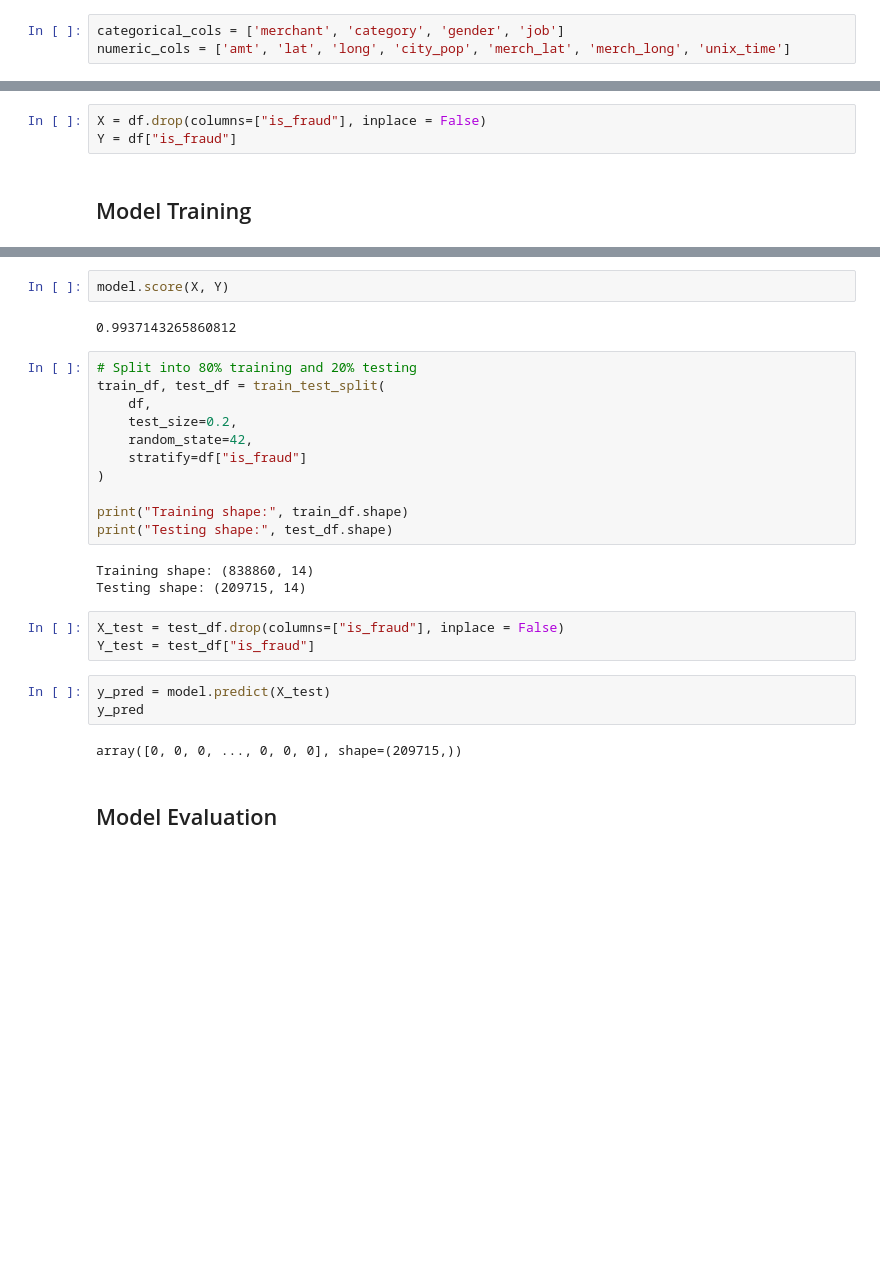
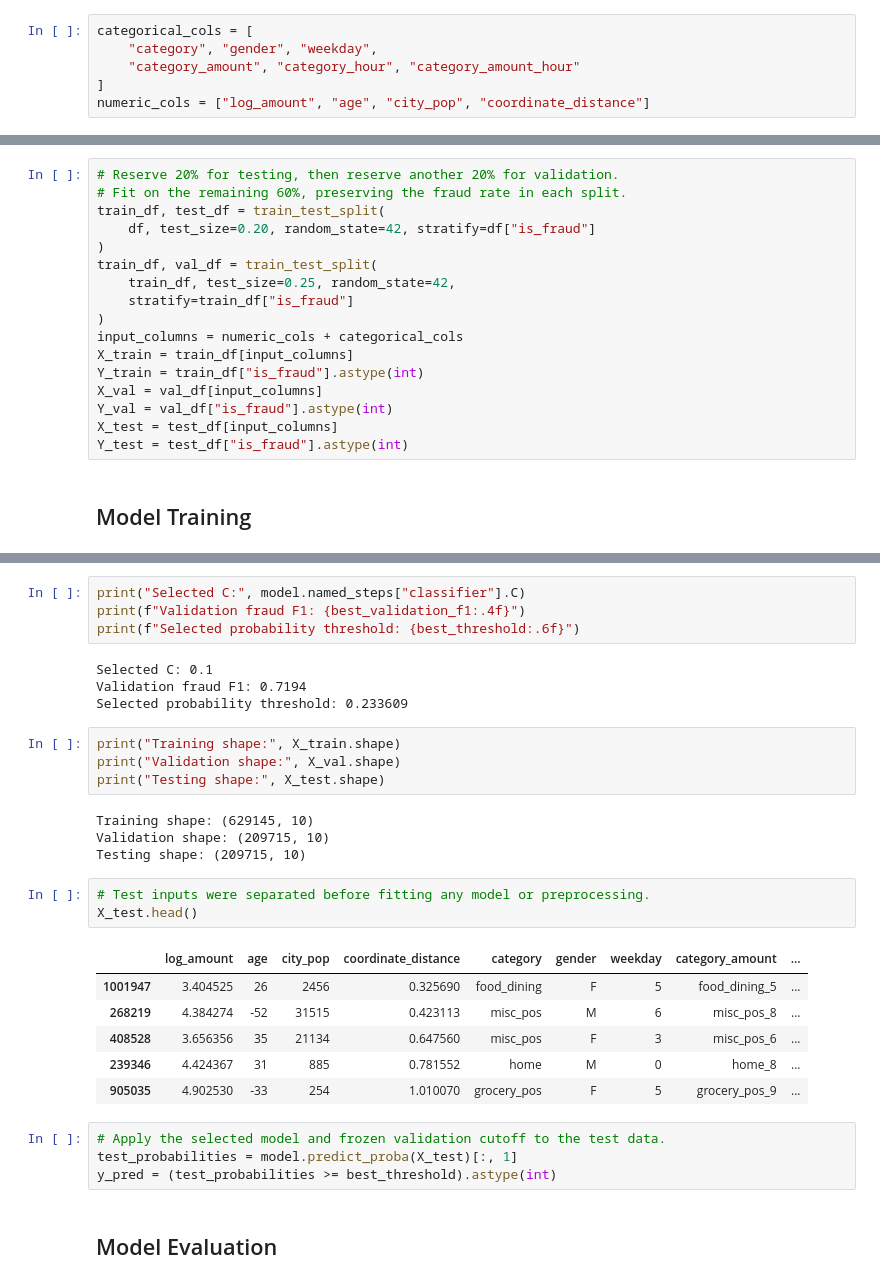
Before and after one commit to ZubairRashid05/Unspupervised-Learning-For-Fraud-Detection_CSCI-3052U-Project, a Jupyter notebook: detecting-credit-card-fraud-logistic-regression.ipynb, the cells around one changed output, grey strips where cells are left out. Saved outputs shown, nothing was run; the diff lists cells and outputs as text; blank space fills up the shorter version.

```diff
--- a/detecting-credit-card-fraud-logistic-regression.ipynb
+++ b/detecting-credit-card-fraud-logistic-regression.ipynb
@@ -181,4 +222,7 @@ plt.show()
 # %%
-categorical_cols = ['merchant', 'category', 'gender', 'job']
-numeric_cols = ['amt', 'lat', 'long', 'city_pop', 'merch_lat', 'merch_long', 'unix_time']
+categorical_cols = [
+    "category", "gender", "weekday",
+    "category_amount", "category_hour", "category_amount_hour"
+]
+numeric_cols = ["log_amount", "age", "city_pop", "coordinate_distance"]
 # %%
@@ -190,8 +239,22 @@ preprocessor = ColumnTransformer(
 # %% [markdown]
 ##  Train Test Split
 # %%
-X = df.drop(columns=["is_fraud"], inplace = False)
-Y = df["is_fraud"]
+# Reserve 20% for testing, then reserve another 20% for validation.
+# Fit on the remaining 60%, preserving the fraud rate in each split.
+train_df, test_df = train_test_split(
+    df, test_size=0.20, random_state=42, stratify=df["is_fraud"]
+)
+train_df, val_df = train_test_split(
+    train_df, test_size=0.25, random_state=42,
+    stratify=train_df["is_fraud"]
+)
+input_columns = numeric_cols + categorical_cols
+X_train = train_df[input_columns]
+Y_train = train_df["is_fraud"].astype(int)
+X_val = val_df[input_columns]
+Y_val = val_df["is_fraud"].astype(int)
+X_test = test_df[input_columns]
+Y_test = test_df["is_fraud"].astype(int)
 # %% [markdown]
 ##  Model Training
 # %%
@@ -224,29 +305,33 @@ Pipeline(steps=[('preprocessor',
 # %%
-model.score(X, Y)
+print("Selected C:", model.named_steps["classifier"].C)
+print(f"Validation fraud F1: {best_validation_f1:.4f}")
+print(f"Selected probability threshold: {best_threshold:.6f}")
 # %% [output]
-0.9937143265860812
+Selected C: 0.1
+Validation fraud F1: 0.7194
+Selected probability threshold: 0.233609
 # %%
-# Split into 80% training and 20% testing
-train_df, test_df = train_test_split(
-    df,
-    test_size=0.2,
-    random_state=42,
-    stratify=df["is_fraud"]
-)
-
-print("Training shape:", train_df.shape)
-print("Testing shape:", test_df.shape)
+print("Training shape:", X_train.shape)
+print("Validation shape:", X_val.shape)
+print("Testing shape:", X_test.shape)
 # %% [output]
-Training shape: (838860, 14)
-Testing shape: (209715, 14)
+Training shape: (629145, 10)
+Validation shape: (209715, 10)
+Testing shape: (209715, 10)
 # %%
-X_test = test_df.drop(columns=["is_fraud"], inplace = False)
-Y_test = test_df["is_fraud"]
+# Test inputs were separated before fitting any model or preprocessing.
+X_test.head()
+# %% [output]
+|  | log_amount | age | city_pop | coordinate_distance | category | gender | weekday | category_amount | ... |
+| 1001947 | 3.404525 | 26 | 2456 | 0.325690 | food_dining | F | 5 | food_dining_5 | ... |
+| 268219 | 4.384274 | -52 | 31515 | 0.423113 | misc_pos | M | 6 | misc_pos_8 | ... |
+| 408528 | 3.656356 | 35 | 21134 | 0.647560 | misc_pos | F | 3 | misc_pos_6 | ... |
+| 239346 | 4.424367 | 31 | 885 | 0.781552 | home | M | 0 | home_8 | ... |
+| 905035 | 4.902530 | -33 | 254 | 1.010070 | grocery_pos | F | 5 | grocery_pos_9 | ... |
 # %%
-y_pred = model.predict(X_test)
-y_pred
+# Apply the selected model and frozen validation cutoff to the test data.
+test_probabilities = model.predict_proba(X_test)[:, 1]
+y_pred = (test_probabilities >= best_threshold).astype(int)
-# %% [output]
-array([0, 0, 0, ..., 0, 0, 0], shape=(209715,))
 # %% [markdown]
 ## Model Evaluation
 # %%
```
Also changed, not shown: parts of 16 cells of this notebook, 3 other files.
